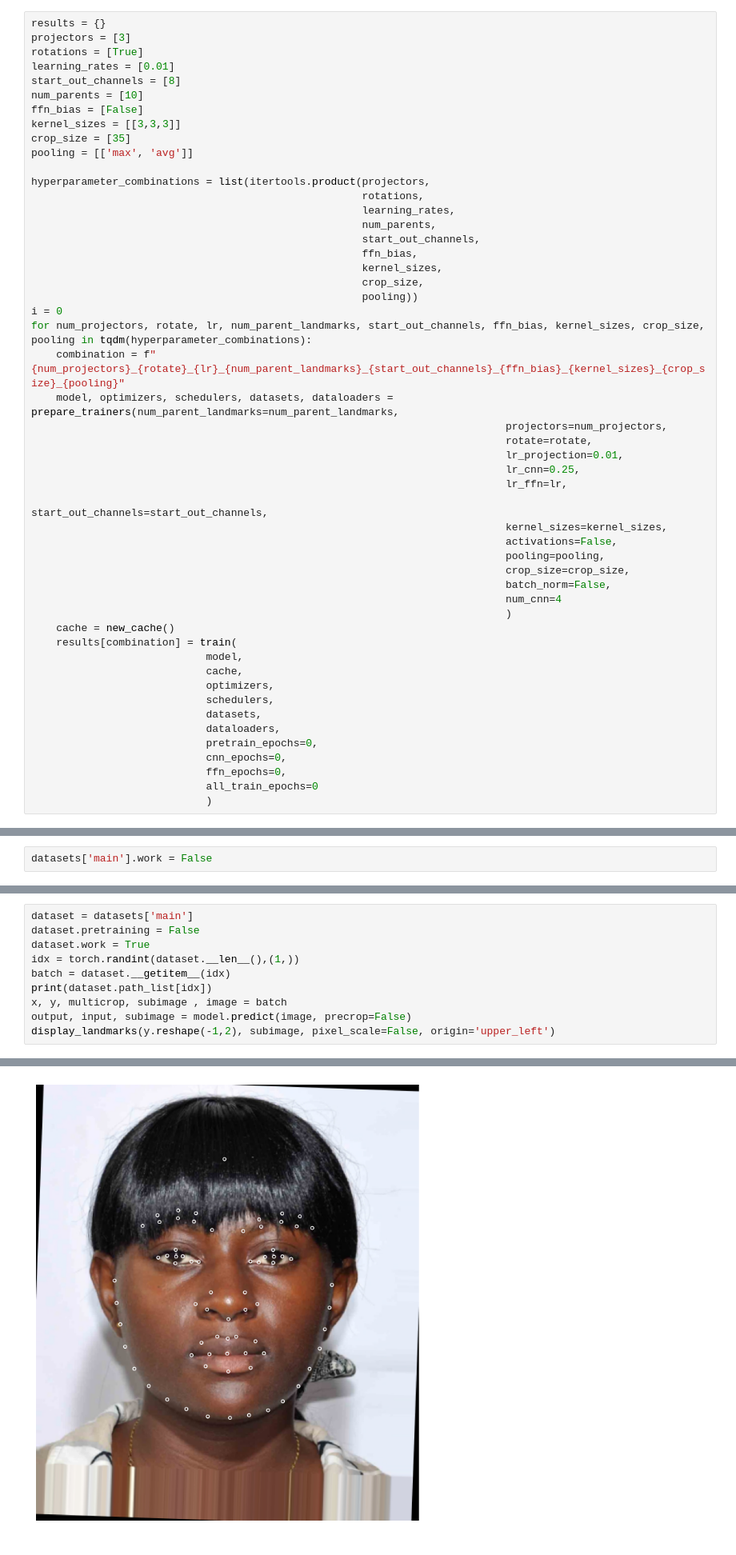
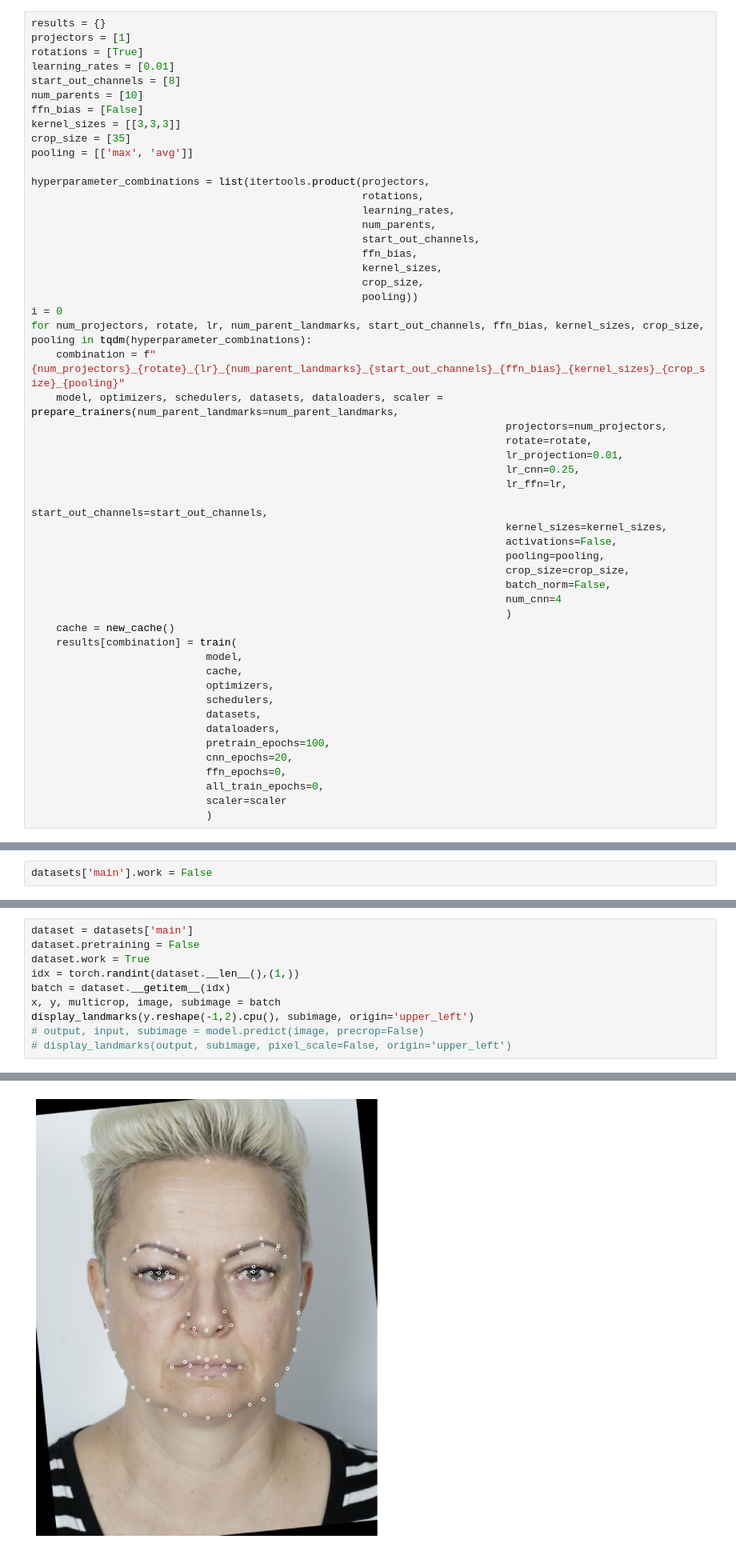
Before and after one commit to JaroslavTrnka1/facelandmarks, a Jupyter notebook: train.ipynb, the cells around one changed output, grey strips where cells are left out. Shown at 80% size. Cells and saved outputs as stored; diff of their text form.

```diff
--- a/train.ipynb
+++ b/train.ipynb
@@ -26,6 +19,6 @@ Preprocessing went wrong in image: data/AI_Morphometrics/SENEGAL_2021_selection/
 # %%
 results = {}
-projectors = [3]
+projectors = [1]
 rotations = [True]
 learning_rates = [0.01]
 start_out_channels = [8]
@@ -47,7 +40,7 @@ hyperparameter_combinations = list(itertools.product(projectors,
 i = 0
 for num_projectors, rotate, lr, num_parent_landmarks, start_out_channels, ffn_bias, kernel_sizes, crop_size, pooling in tqdm(hyperparameter_combinations):
     combination = f"{num_projectors}_{rotate}_{lr}_{num_parent_landmarks}_{start_out_channels}_{ffn_bias}_{kernel_sizes}_{crop_size}_{pooling}"
-    model, optimizers, schedulers, datasets, dataloaders = prepare_trainers(num_parent_landmarks=num_parent_landmarks,
+    model, optimizers, schedulers, datasets, dataloaders, scaler = prepare_trainers(num_parent_landmarks=num_parent_landmarks,
                                                                             projectors=num_projectors,
                                                                             rotate=rotate,
                                                                             lr_projection=0.01,
@@ -69,10 +62,11 @@ for num_projectors, rotate, lr, num_parent_landmarks, start_out_channels, ffn_bi
                             schedulers,
                             datasets,
                             dataloaders,
-                            pretrain_epochs=0,
-                            cnn_epochs=0,
+                            pretrain_epochs=100,
+                            cnn_epochs=20,
                             ffn_epochs=0,
-                            all_train_epochs=0
+                            all_train_epochs=0,
+                            scaler=scaler
                             )
 # %% [output]
 Preparing masks ...
@@ -88,8 +95,8 @@ dataset.pretraining = False
 dataset.work = True
 idx = torch.randint(dataset.__len__(),(1,))
 batch = dataset.__getitem__(idx)
-print(dataset.path_list[idx])
-x, y, multicrop, subimage , image = batch
-output, input, subimage = model.predict(image, precrop=False)
-display_landmarks(y.reshape(-1,2), subimage, pixel_scale=False, origin='upper_left')
+x, y, multicrop, image, subimage = batch
+display_landmarks(y.reshape(-1,2).cpu(), subimage, origin='upper_left')
+# output, input, subimage = model.predict(image, precrop=False)
+# display_landmarks(output, subimage, pixel_scale=False, origin='upper_left')
 # %% [output]
@@ -97,4 +104,4 @@ display_landmarks(y.reshape(-1,2), subimage, pixel_scale=False, origin='upper_le
-[figure, old version]
+[figure, new version]
 # %%
 results[combination] = train(
                         model,
```
Also changed, not shown: parts of 5 cells of this notebook, 6 other files.
